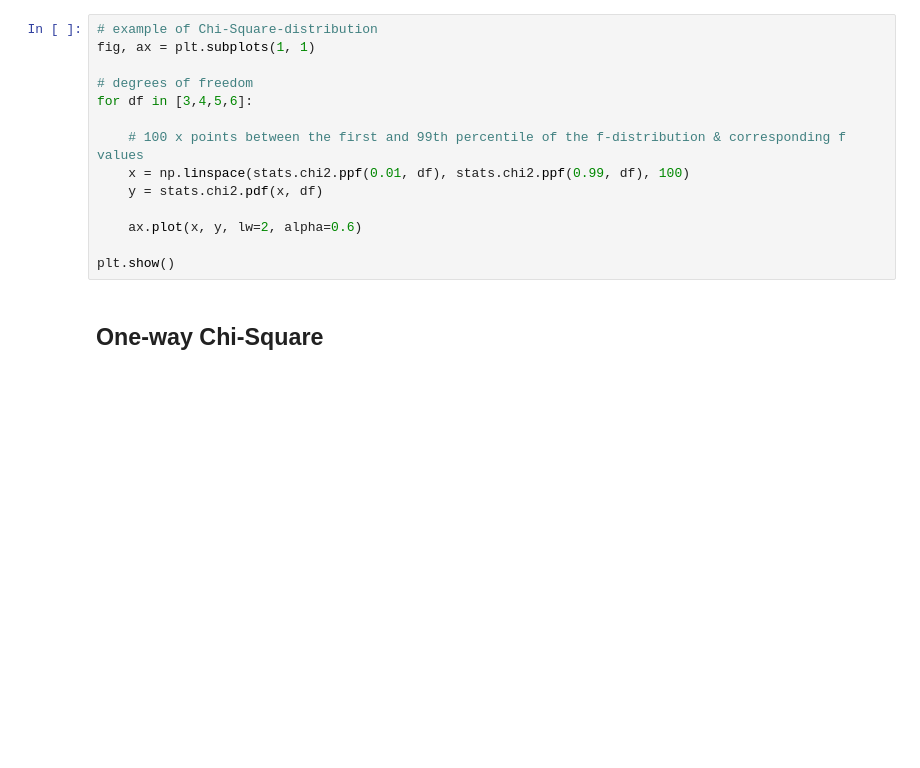
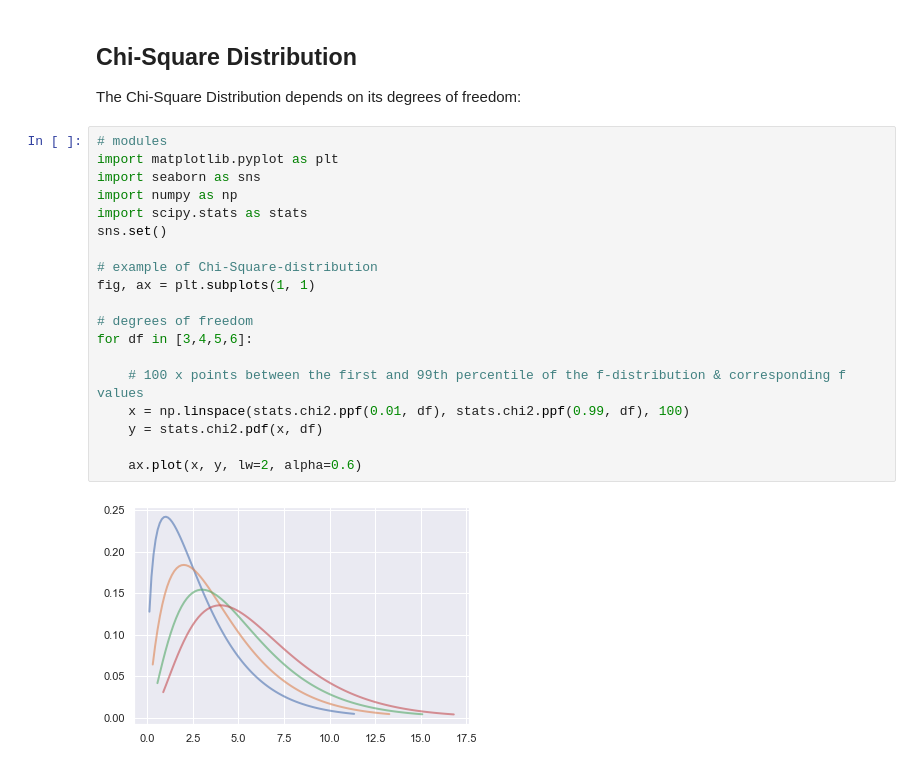
Before and after one commit to sebastienplat/sebastienplat.github.io, a Jupyter notebook: _drafts/notebooks/statistical-analysis/3f-nominal-inference.ipynb, the cells around one changed output. Saved outputs shown, nothing was run; the diff lists cells and outputs as text; blank space fills up the shorter version.

```diff
--- a/_drafts/notebooks/statistical-analysis/3f-nominal-inference.ipynb
+++ b/_drafts/notebooks/statistical-analysis/3f-nominal-inference.ipynb
@@ -38,16 +39,25 @@ The Chi-Square Distribution depends on its degrees of freedom, which are the num
+# %% [markdown]
+## Chi-Square Distribution
+
+The Chi-Square Distribution depends on its degrees of freedom:
 # %%
+# modules
+import matplotlib.pyplot as plt
+import seaborn as sns
+import numpy as np
+import scipy.stats as stats
+sns.set()
+
 # example of Chi-Square-distribution
 fig, ax = plt.subplots(1, 1)
 
 # degrees of freedom
 for df in [3,4,5,6]:
 
     # 100 x points between the first and 99th percentile of the f-distribution & corresponding f values
     x = np.linspace(stats.chi2.ppf(0.01, df), stats.chi2.ppf(0.99, df), 100)
     y = stats.chi2.pdf(x, df)
 
     ax.plot(x, y, lw=2, alpha=0.6)
-
-plt.show()
+# %% [output]
+[figure, added]
-# %% [markdown]
-## One-way Chi-Square
```
Also changed, not shown: parts of 14 cells of this notebook, 7 other files.
